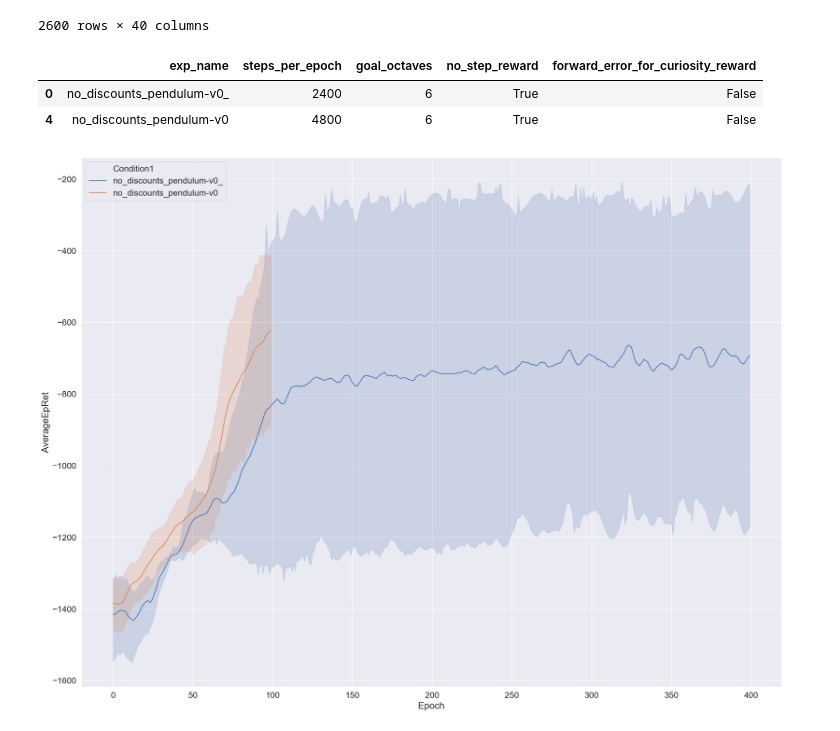
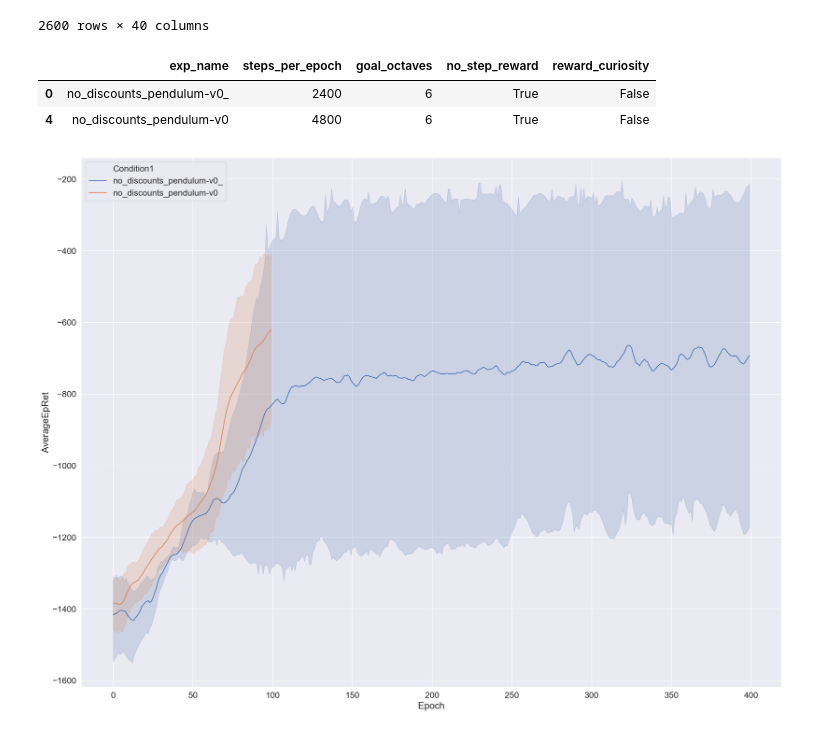
Before and after one commit to ppiech/spinningup, a Jupyter notebook: notebooks/pendulum_no_discounts.ipynb, the cells around one changed output. Drawn from its saved outputs; the diff is of its cells as text; code cells hidden in the pictures.

Commit message:
Add reward_curiosity

```diff
--- a/notebooks/pendulum_no_discounts.ipynb
+++ b/notebooks/pendulum_no_discounts.ipynb
@@ -40,33 +40,33 @@ Plotting from...
 # %%
 # Show table of parameters used in the experiment, used as guide to graph legends
 
 def config_values(config, paths):
     values = []
     for path in paths:
         value = config
         for name in path.split(':'):
             value = value[name]
         values.append(value)
     return values
 
 columns = ['exp_name',
            'steps_per_epoch',
            'goal_octaves',
            'no_step_reward',
-           'forward_error_for_curiosity_reward',
+           'reward_curiosity',
 #           'finish_action_path_on_new_goal',
 #            'ac_kwargs:hidden_sizes',
 #            'ac_kwargs:activation',
 #            'inverse_kwargs:hidden_sizes',
 #            'inverse_kwargs:activation',
 #            'inverse_kwargs:goals_output_activation'
           ]
 
 data = list(map(lambda config: config_values(config, columns), configs))
 df = pd.DataFrame(data=data, columns=columns)
 df.drop_duplicates()
 # %% [output]
-|  | exp_name | steps_per_epoch | goal_octaves | no_step_reward | forward_error_for_curiosity_reward |
+|  | exp_name | steps_per_epoch | goal_octaves | no_step_reward | reward_curiosity |
 | 0 | no_discounts_pendulum-v0_ | 2400 | 6 | True | False |
 | 4 | no_discounts_pendulum-v0 | 4800 | 6 | True | False |
 # %%
```
Also changed, not shown: 6 other files.
